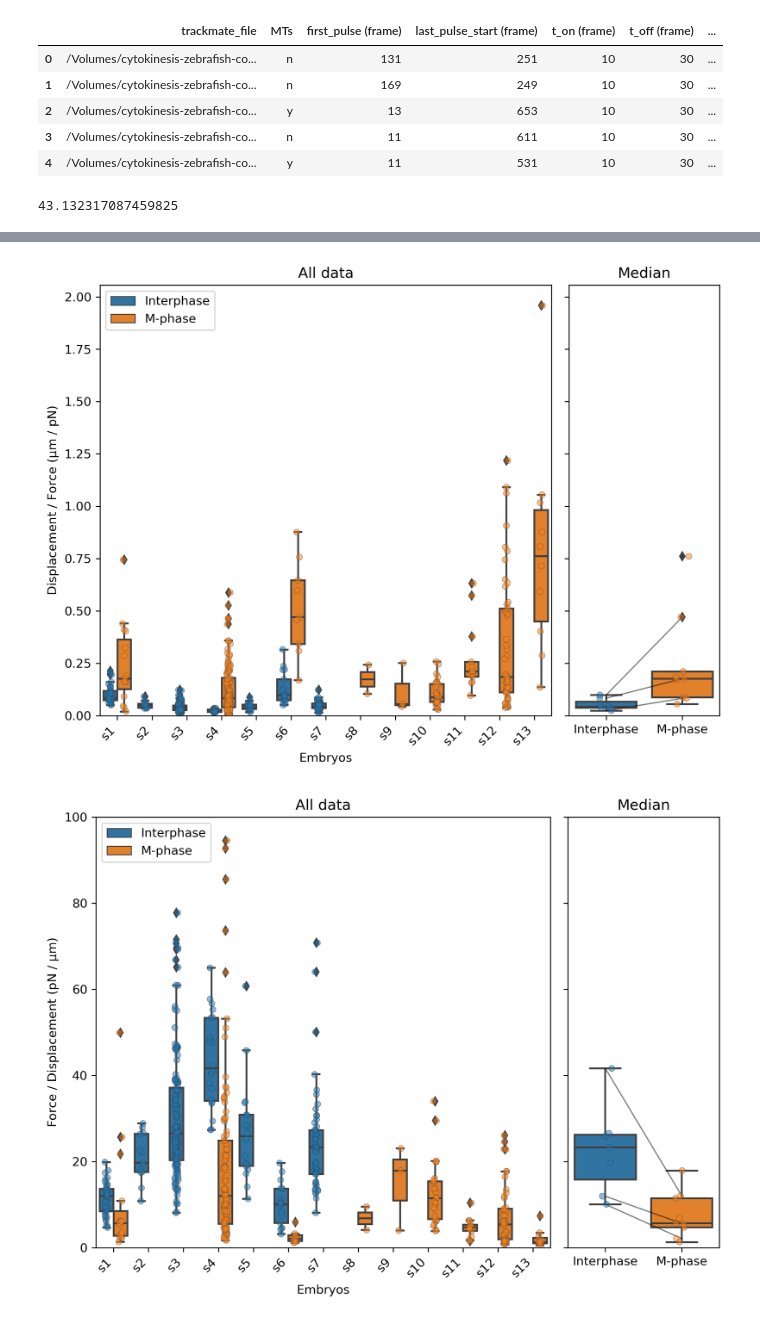
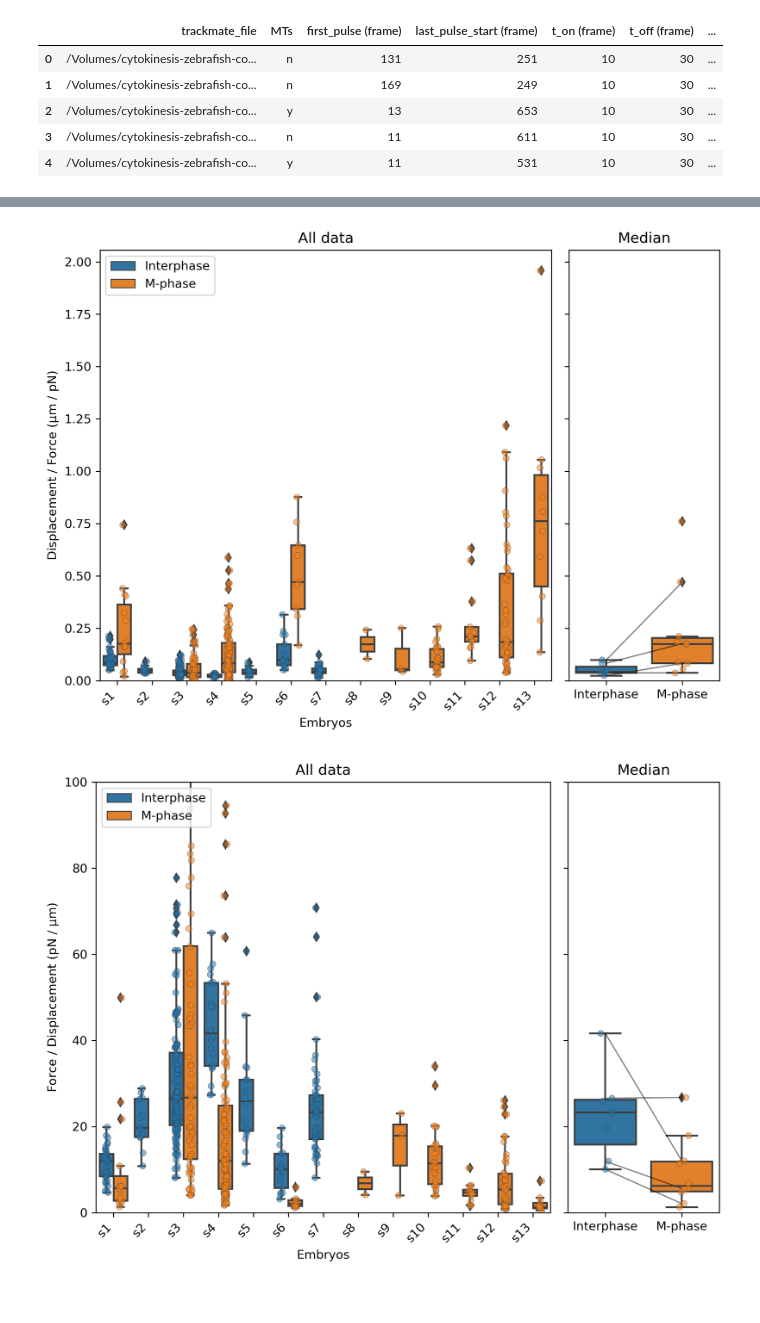
Before and after one commit to ursaursic/cytokinesis_zebrafish, a Jupyter notebook: beads_in_zebrafish/magnetic_tweezers_SD/2_model_independent_analysis.ipynb, the cells around one changed output, grey strips where cells are left out. Saved outputs shown, nothing was run; the diff lists cells and outputs as text; code cells hidden in the pictures.

```diff
--- a/beads_in_zebrafish/magnetic_tweezers_SD/2_model_independent_analysis.ipynb
+++ b/beads_in_zebrafish/magnetic_tweezers_SD/2_model_independent_analysis.ipynb
@@ -51,4 +53,5 @@ plt.show()
 # %%
+df_general_info = df_general_info.sort_values(by='trackmate_file')
 df_general_info.head(5)
 # %% [output]
 |  | trackmate_file | MTs | first_pulse (frame) | last_pulse_start (frame) | t_on (frame) | t_off (frame) | ... |
@@ -57,14 +60,6 @@ df_general_info.head(5)
 | 2 | /Volumes/cytokinesis-zebrafish-co... | y | 13 | 653 | 10 | 30 | ... |
 | 3 | /Volumes/cytokinesis-zebrafish-co... | n | 11 | 611 | 10 | 30 | ... |
 | 4 | /Volumes/cytokinesis-zebrafish-co... | y | 11 | 531 | 10 | 30 | ... |
-# %%
-data_filepath = '/Volumes/cytokinesis-zebrafish-collab/magnetic_tweezers_SD/2_analysis/measurements_extended_info/20240705_s02p01t03_2_5sON_15sOFF_spots_extended.h5'
-df = pd.read_hdf(data_filepath, key='df')
-df = df.sort_values(by='POSITION_T')
-
-print(np.max(df['FORCE [pN]'].values))
-# %% [output]
-43.132317087459825
 # %%
 folder = '/Volumes/cytokinesis-zebrafish-collab/magnetic_tweezers_SD/2_analysis/measurements_extended_info/'
 
@@ -78,8 +73,8 @@ for idx in range(len(df_general_info)):
     df = pd.read_hdf(folder + file_h5, key='df')
     df = df.sort_values(by='POSITION_T')
 
-    if 'exclude' in str(df_general_info['comments'].values[idx]):
-        continue
+    # if 'exclude' in str(df_general_info['comments'].values[idx]):
+    #     continue
 
 
     for track_id in df['TRACK_ID'].unique():
@@ -140,7 +135,6 @@ for (param, label) in zip(['rising_dif', 'relaxing_dif', 'rising_dif_norm', 'ris
     stats.columns = ['mean', 'std', 'median', 'q1', 'q3']
     stats = stats.reset_index()
     stats = stats.sort_values(by='MT_status', ascending=False)
-    stats.to_csv(f'{results_dir}results_simple_analysis_stats.csv')
 
     # Create subplots
     fig, axes = plt.subplots(1, 2, figsize=(8, 6), dpi=300, sharey=True, gridspec_kw={'width_ratios': [3, 1]})
@@ -176,9 +170,9 @@ for (param, label) in zip(['rising_dif', 'relaxing_dif', 'rising_dif_norm', 'ris
 
     df_median_stats = pd.concat([df_median_stats, stats_of_stats])
 
-    for idx in [0, 3, 5]:
-        embryo = stats['embryo'].unique()[idx]
-        axes[1].plot(['y', 'n'], stats.loc[stats['embryo']==embryo, 'median'].values, 'k-', alpha = 0.5, linewidth=1)
+    for embryo in stats['embryo'].unique():
+        if len(stats.loc[stats['embryo']==embryo, 'median'].values) == 2:
+            axes[1].plot(['y', 'n'], stats.loc[stats['embryo']==embryo, 'median'].values, 'k-', alpha = 0.5, linewidth=1)
 
     # Show the plots
     if param != 'relaxing_dif':
@@ -195,7 +189,7 @@ df_median_stats.loc[df_median_stats['parameter']=='rising_dif_norm', 'viscosity
 df_median_stats.loc[df_median_stats['parameter']=='rising_dif_norm', 'viscosity q3'] = np.divide(5/(6*np.pi*1.4),df_median_stats.loc[df_median_stats['parameter']=='rising_dif_norm', 'q3'].values)
 df_median_stats.loc[df_median_stats['parameter']=='rising_dif_norm', 'viscosity std'] = np.multiply(df_median_stats.loc[df_median_stats['parameter']=='rising_dif_norm', 'std'].values, np.divide(5/(6*np.pi*1.4),np.square(df_median_stats.loc[df_median_stats['parameter']=='rising_dif_norm', 'median'].values))) # in Pa.s std(eff_viscosity) = std(rising_dif_norm)*dt/(6*pi*r*median(rising_dif_norm)**2)
 
-df_median_stats.to_csv(f'{results_dir}results_simple_analysis_stats_of_median.csv')
+df_median_stats.to_csv(f'{results_dir}results/results_simple_analysis_stats_of_median.csv')
 
 for (i, embryo) in enumerate(df['embryo'].unique()):
     print(embryo, f's{i}')
@@ -203,5 +197,10 @@ for (i, embryo) in enumerate(df['embryo'].unique()):
     print('N = ', len(df[(df['embryo']==embryo)&(df['Phase']=='Interphase')]))
     print('M-phase')
     print('N = ', len(df[(df['embryo']==embryo)&(df['Phase']=='M-phase')]))
+
+df = df.sort_values(by='embryo',ascending=False)
+for embryo in df['embryo'].unique():
+    print(embryo)
+    print(df.loc[df['embryo']==embryo, 'MT_status'].unique())
 # %% [output]
    MT_status       mean        std     median         q1         q3
@@ -226,2 +225,2 @@ N =  10
-[figure, old version]
+[figure, new version]
-[figure, old version]
+[figure, new version]
```
Also changed, not shown: parts of 3 cells of this notebook, 1 other file.
